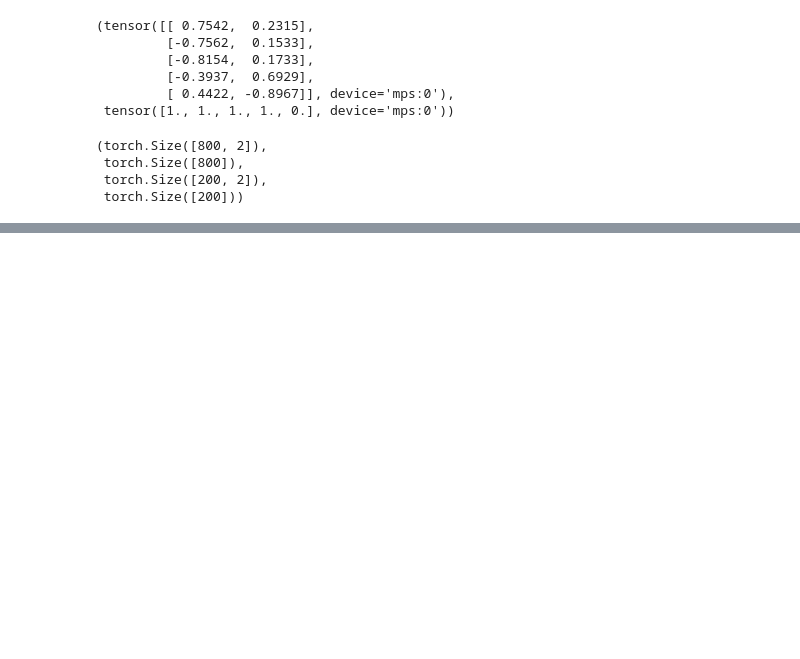
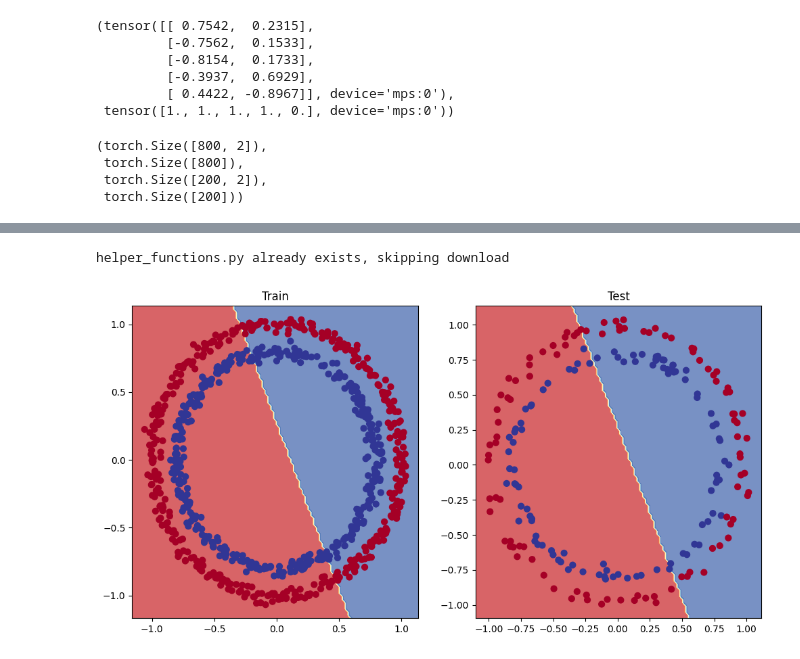
Before and after one commit to sivatarun24/Learn-PyTorch, a Jupyter notebook: pytorch_classification.ipynb, the cells around one changed output, grey strips where cells are left out. Drawn from its saved outputs; the diff is of its cells as text; code cells hidden in the pictures; blank space fills up the shorter version.

Commit message:
pytorch classification models

```diff
--- a/pytorch_classification.ipynb
+++ b/pytorch_classification.ipynb
@@ -69,9 +77,11 @@ X_train.shape, y_train.shape, X_test.shape, y_test.shape,
 # %%
+from helper_functions import accuracy_fn
+
 class CircleModelV0(nn.Module):
     def __init__(self):
         super().__init__()
-        self.linear_1 = nn.Linear(in_features=2, out_features=5)
-        self.linear_2 = nn.Linear(in_features=5, out_features=1)
+        self.linear_1 = nn.Linear(in_features=2, out_features=4)
+        self.linear_2 = nn.Linear(in_features=4, out_features=1)
 
     def forward(self, X):
         return self.linear_2(self.linear_1(X))
@@ -80,14 +90,17 @@ model_v0 = CircleModelV0()
 model_v0.to(device)
 print(f' Model on device: {next(model_v0.parameters()).device}')
 
-loss_fn = nn.L1Loss()
+# loss_fn = nn.L1Loss()
+loss_fn = nn.BCEWithLogitsLoss()
 optimizer = torch.optim.SGD(params=model_v0.parameters(), lr=0.01)
 
-epochs = 100
+epochs = 2
 
 for epoch in range(epochs):
     model_v0.train()
     y_train_pred = model_v0(X_train)
+    y_train_logits = y_train_pred.squeeze()
+    y_train_pred = torch.round(torch.sigmoid(y_train_logits))
     train_loss = loss_fn(y_train_pred, y_train)
     optimizer.zero_grad()
     train_loss.backward()
@@ -97,6 +110,10 @@ for epoch in range(epochs):
     model_v0.eval()
     with torch.inference_mode():
         y_test_pred = model_v0(X_test)
-    test_loss = loss_fn(y_test_pred, y_test)
+        y_test_logits = y_test_pred.squeeze()
+        y_test_pred = torch.round(torch.sigmoid(y_test_logits))
+        test_loss = loss_fn(y_test_pred, y_test)
+        test_acc = accuracy_fn(y_test, y_test_pred)
+    print(f'Epoch: {epoch} | train_loss: {train_loss} | test_loss: {test_loss} | test_acc: {test_acc}')
 # %% [output]
  Model on device: mps:0
@@ -102,0 +137,27 @@ for epoch in range(epochs):
+# %%
+import requests
+from pathlib import Path
+
+# Download helper functions from Learn PyTorch repo (if not already downloaded)
+if Path("helper_functions.py").is_file():
+  print("helper_functions.py already exists, skipping download")
+else:
+  print("Downloading helper_functions.py")
+  request = requests.get("https://raw.githubusercontent.com/mrdbourke/pytorch-deep-learning/main/helper_functions.py")
+  with open("helper_functions.py", "wb") as f:
+    f.write(request.content)
+
+from helper_functions import plot_predictions, plot_decision_boundary
+# %% [output]
+helper_functions.py already exists, skipping download
+# %%
+# Plot decision boundaries for training and test sets
+plt.figure(figsize=(12, 6))
+plt.subplot(1, 2, 1)
+plt.title("Train")
+plot_decision_boundary(model_v0, X_train, y_train)
+plt.subplot(1, 2, 2)
+plt.title("Test")
+plot_decision_boundary(model_v0, X_test, y_test)
+# %% [output]
+[figure, added]
```
Also changed, not shown: parts of 7 cells of this notebook, 1 other file.
